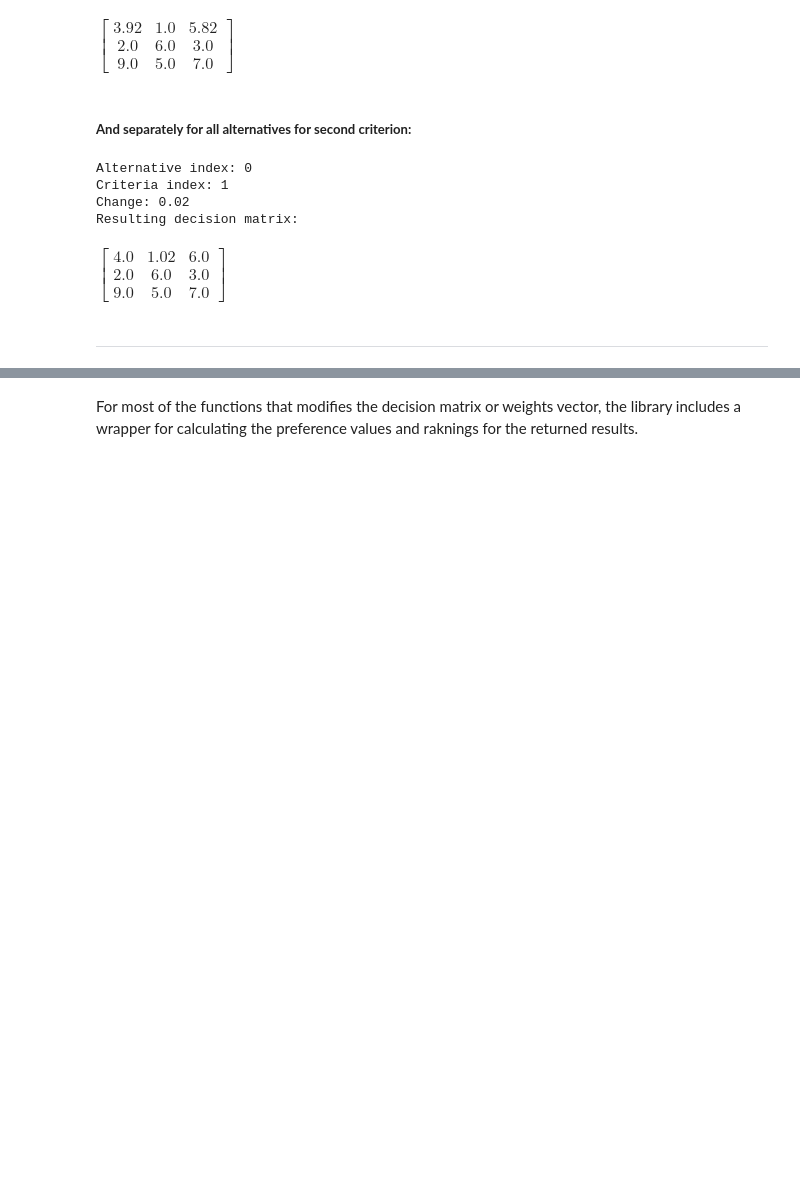
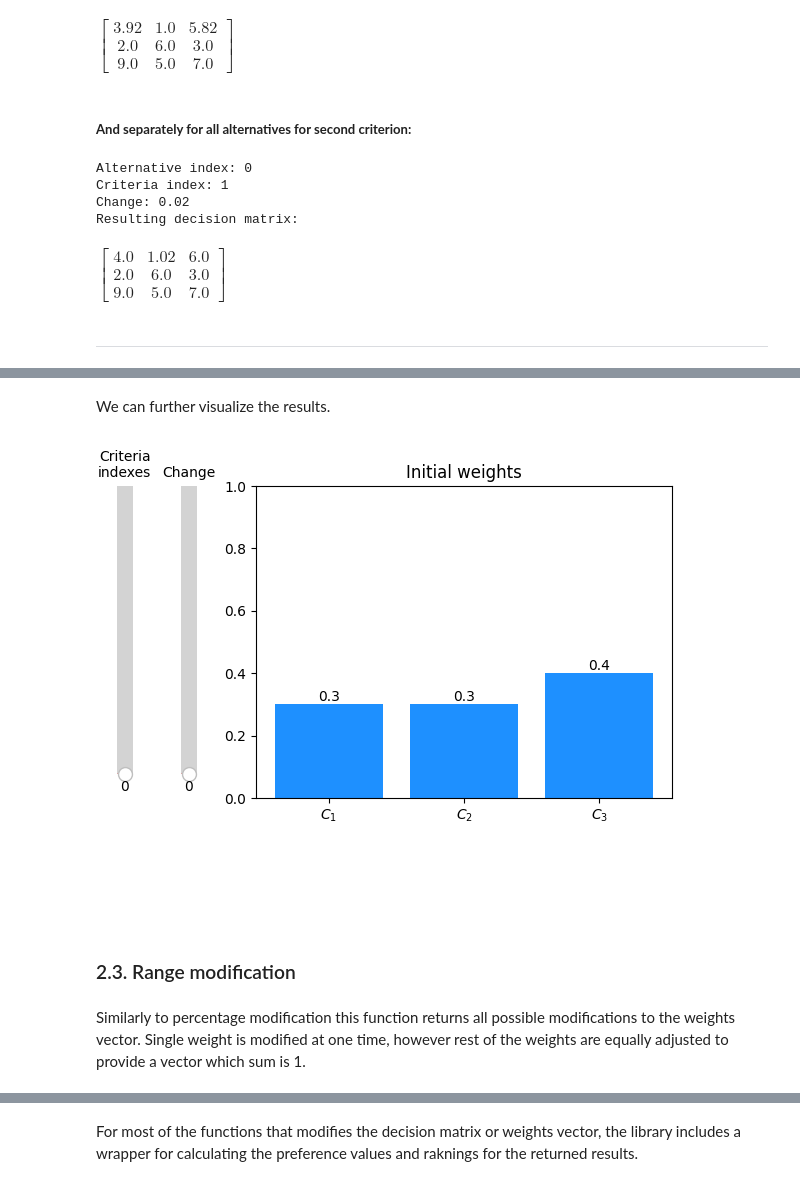
Before and after one commit to jwieckowski/pysensmcda, a Jupyter notebook: examples/examples.ipynb, the cells around one changed output, grey strips where cells are left out. Saved outputs shown, nothing was run; the diff lists cells and outputs as text; code cells hidden in the pictures; blank space fills up the shorter version.

Commit message:
fixed typings error; added rest of examples

```diff
--- a/examples/examples.ipynb
+++ b/examples/examples.ipynb
@@ -185,0 +252,5 @@ $\displaystyle \left[\begin{matrix}4.0 & 1.02 & 6.0\\2.0 & 6.0 & 3.0\\9.0 & 5.0
+# %%
+weights = np.array([0.3, 0.3, 0.4])
+percentage = 5
+results = criteria.percentage_modification(weights, percentage)
+pretty_print_weights_generation(weights, results[0])
@@ -185,0 +269,13 @@ $\displaystyle \left[\begin{matrix}4.0 & 1.02 & 6.0\\2.0 & 6.0 & 3.0\\9.0 & 5.0
+# %% [markdown]
+We can further visualize the results.
+# %%
+%matplotlib widget
+# In the case of using sliders, the reference should be kept, so Python wouldn't GC
+ax, criteria_slider, change_slider = graphs.slider_weights_barplot(weights, results, percentage_change=True, annotate_bars=True)
+plt.show()
+# %% [output]
+[figure, added]
+# %% [markdown]
+### 2.3. Range modification <a id="10"></a>
+# %% [markdown]
+Similarly to percentage modification this function returns all possible modifications to the weights vector. Single weight is modified at one time, however rest of the weights are equally adjusted to provide a vector which sum is 1.
```
Also changed, not shown: parts of 117 cells of this notebook, 8 other files.
